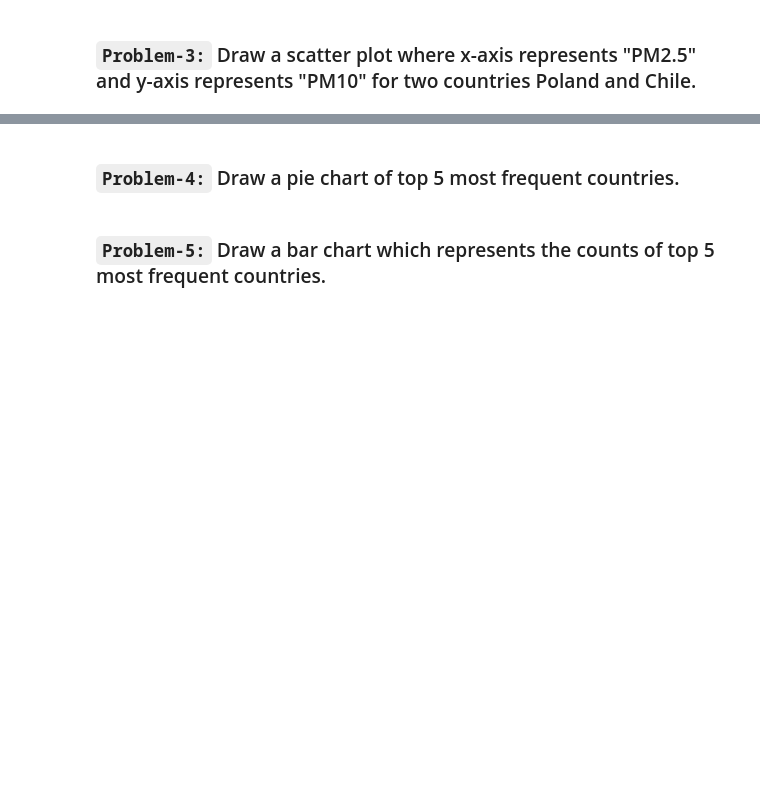
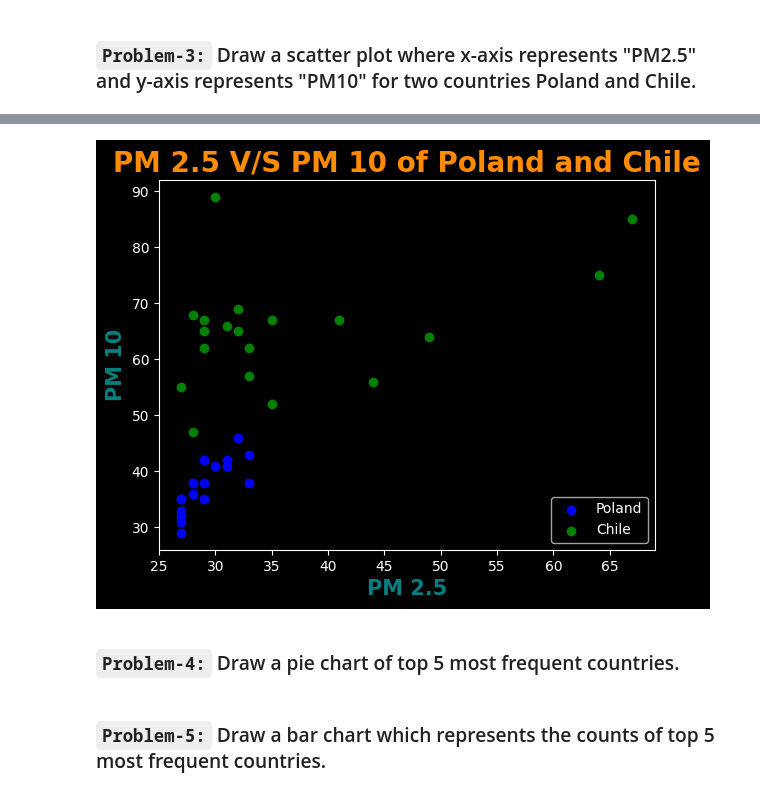
Before and after one commit to rishabhk1501/Data-Analytics-Tasks, a Jupyter notebook: session_23_task_soln.ipynb, the cells around one changed output, grey strips where cells are left out. Cells and saved outputs as stored; diff of their text form; code cells hidden in the pictures; blank space fills up the shorter version.

```diff
--- a/session_23_task_soln.ipynb
+++ b/session_23_task_soln.ipynb
@@ -95,3 +113,19 @@ plt.show()
+# %%
+temp = df[df['Country'].isin(['Poland','Chile'])][['Country','PM2.5','PM10']]
+# %%
+# Using standard scatter plot with legend
+
+plt.scatter(temp[temp['Country']=='Poland']['PM2.5'],temp[temp['Country']=='Poland']['PM10'],label='Poland',color='blue')
+plt.scatter(temp[temp['Country']=='Chile']['PM2.5'],temp[temp['Country']=='Chile']['PM10'],label='Chile',color='green')
+
+plt.title('PM 2.5 V/S PM 10 of Poland and Chile',fontdict={'fontsize':20,'weight': 'bold','color': '#FF8C00'})
+plt.xlabel('PM 2.5',fontdict={'fontsize':15,'weight': 'bold','color': '#008080'})
+plt.ylabel('PM 10',fontdict={'fontsize':15,'weight': 'bold','color': '#008080'})
+
+plt.legend(loc='best')
+plt.show()
+# %% [output]
+[figure, added]
 # %% [markdown]
 ### **`Problem-4:`** Draw a pie chart of top 5 most frequent countries.
 # %% [markdown]
```
Also changed, not shown: parts of 5 cells of this notebook.
